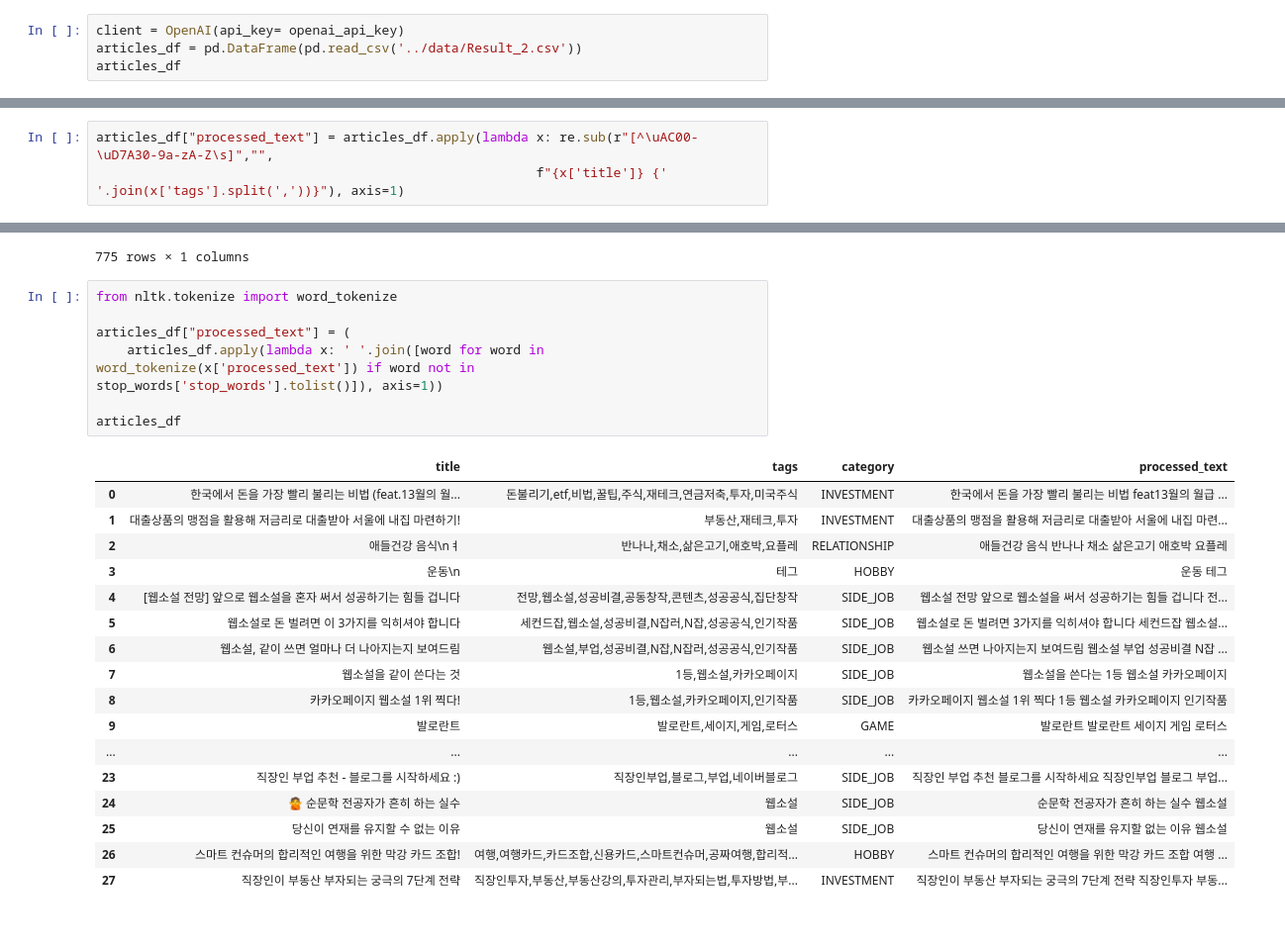
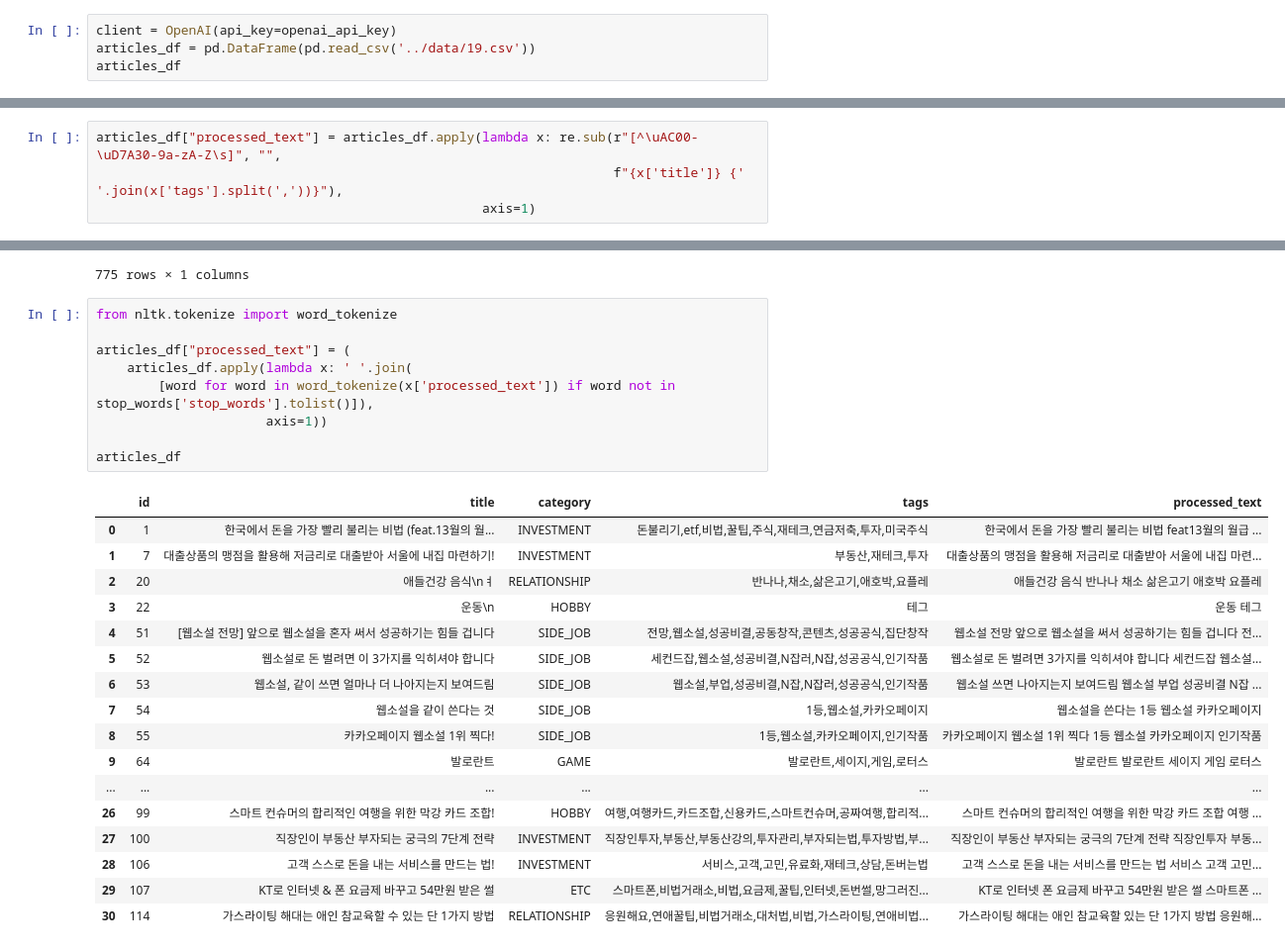
Before and after one commit to JayPark7821/ml-prac, a Jupyter notebook: recommend_prac_2/embedding.ipynb, the cells around one changed output, grey strips where cells are left out. Shown at 99% size. Drawn from its saved outputs; the diff is of its cells as text.

```diff
--- a/recommend_prac_2/embedding.ipynb
+++ b/recommend_prac_2/embedding.ipynb
@@ -9,7 +9,7 @@ import re
 # %%
 openai_api_key = ''
 # %%
-client = OpenAI(api_key= openai_api_key)
-articles_df = pd.DataFrame(pd.read_csv('../data/Result_2.csv'))
+client = OpenAI(api_key=openai_api_key)
+articles_df = pd.DataFrame(pd.read_csv('../data/19.csv'))
 articles_df
 # %% [output]
@@ -33,6 +33,7 @@ articles_df
 # %%
-articles_df["processed_text"] = articles_df.apply(lambda x: re.sub(r"[^\uAC00-\uD7A30-9a-zA-Z\s]","",
-                                                         f"{x['title']} {' '.join(x['tags'].split(','))}"), axis=1)
+articles_df["processed_text"] = articles_df.apply(lambda x: re.sub(r"[^\uAC00-\uD7A30-9a-zA-Z\s]", "",
+                                                                   f"{x['title']} {' '.join(x['tags'].split(','))}"),
+                                                  axis=1)
 # %%
 stop_words = pd.read_csv('../data/stop_words_ko.csv')
 stop_words
@@ -53,28 +54,30 @@ stop_words
 # %%
 from nltk.tokenize import word_tokenize
 
 articles_df["processed_text"] = (
-    articles_df.apply(lambda x: ' '.join([word for word in word_tokenize(x['processed_text']) if word not in stop_words['stop_words'].tolist()]), axis=1))
+    articles_df.apply(lambda x: ' '.join(
+        [word for word in word_tokenize(x['processed_text']) if word not in stop_words['stop_words'].tolist()]),
+                      axis=1))
 
 articles_df
 # %% [output]
-|  | title | tags | category | processed_text |
-| 0 | 한국에서 돈을 가장 빨리 불리는 비법 (feat.13월의 월... | 돈불리기,etf,비법,꿀팁,주식,재테크,연금저축,투자,미국주식 | INVESTMENT | 한국에서 돈을 가장 빨리 불리는 비법 feat13월의 월급 ... |
-| 1 | 대출상품의 맹점을 활용해 저금리로 대출받아 서울에 내집 마련하기! | 부동산,재테크,투자 | INVESTMENT | 대출상품의 맹점을 활용해 저금리로 대출받아 서울에 내집 마련... |
-| 2 | 애들건강 음식\nㅕ | 반나나,채소,삶은고기,애호박,요플레 | RELATIONSHIP | 애들건강 음식 반나나 채소 삶은고기 애호박 요플레 |
-| 3 | 운동\n | 테그 | HOBBY | 운동 테그 |
-| 4 | [웹소설 전망] 앞으로 웹소설을 혼자 써서 성공하기는 힘들 겁니다 | 전망,웹소설,성공비결,공동창작,콘텐츠,성공공식,집단창작 | SIDE_JOB | 웹소설 전망 앞으로 웹소설을 써서 성공하기는 힘들 겁니다 전... |
-| 5 | 웹소설로 돈 벌려면 이 3가지를 익히셔야 합니다 | 세컨드잡,웹소설,성공비결,N잡러,N잡,성공공식,인기작품 | SIDE_JOB | 웹소설로 돈 벌려면 3가지를 익히셔야 합니다 세컨드잡 웹소설... |
-| 6 | 웹소설, 같이 쓰면 얼마나 더 나아지는지 보여드림 | 웹소설,부업,성공비결,N잡,N잡러,성공공식,인기작품 | SIDE_JOB | 웹소설 쓰면 나아지는지 보여드림 웹소설 부업 성공비결 N잡 ... |
-| 7 | 웹소설을 같이 쓴다는 것 | 1등,웹소설,카카오페이지 | SIDE_JOB | 웹소설을 쓴다는 1등 웹소설 카카오페이지 |
-| 8 | 카카오페이지 웹소설 1위 찍다! | 1등,웹소설,카카오페이지,인기작품 | SIDE_JOB | 카카오페이지 웹소설 1위 찍다 1등 웹소설 카카오페이지 인기작품 |
-| 9 | 발로란트 | 발로란트,세이지,게임,로터스 | GAME | 발로란트 발로란트 세이지 게임 로터스 |
-| ... | ... | ... | ... | ... |
-| 23 | 직장인 부업 추천 - 블로그를 시작하세요 :) | 직장인부업,블로그,부업,네이버블로그 | SIDE_JOB | 직장인 부업 추천 블로그를 시작하세요 직장인부업 블로그 부업... |
-| 24 | 🙅 순문학 전공자가 흔히 하는 실수 | 웹소설 | SIDE_JOB | 순문학 전공자가 흔히 하는 실수 웹소설 |
-| 25 | 당신이 연재를 유지할 수 없는 이유 | 웹소설 | SIDE_JOB | 당신이 연재를 유지할 없는 이유 웹소설 |
-| 26 | 스마트 컨슈머의 합리적인 여행을 위한 막강 카드 조합! | 여행,여행카드,카드조합,신용카드,스마트컨슈머,공짜여행,합리적... | HOBBY | 스마트 컨슈머의 합리적인 여행을 위한 막강 카드 조합 여행 ... |
-| 27 | 직장인이 부동산 부자되는 궁극의 7단계 전략 | 직장인투자,부동산,부동산강의,투자관리,부자되는법,투자방법,부... | INVESTMENT | 직장인이 부동산 부자되는 궁극의 7단계 전략 직장인투자 부동... |
+|  | id | title | category | tags | processed_text |
+| 0 | 1 | 한국에서 돈을 가장 빨리 불리는 비법 (feat.13월의 월... | INVESTMENT | 돈불리기,etf,비법,꿀팁,주식,재테크,연금저축,투자,미국주식 | 한국에서 돈을 가장 빨리 불리는 비법 feat13월의 월급 ... |
+| 1 | 7 | 대출상품의 맹점을 활용해 저금리로 대출받아 서울에 내집 마련하기! | INVESTMENT | 부동산,재테크,투자 | 대출상품의 맹점을 활용해 저금리로 대출받아 서울에 내집 마련... |
+| 2 | 20 | 애들건강 음식\nㅕ | RELATIONSHIP | 반나나,채소,삶은고기,애호박,요플레 | 애들건강 음식 반나나 채소 삶은고기 애호박 요플레 |
+| 3 | 22 | 운동\n | HOBBY | 테그 | 운동 테그 |
+| 4 | 51 | [웹소설 전망] 앞으로 웹소설을 혼자 써서 성공하기는 힘들 겁니다 | SIDE_JOB | 전망,웹소설,성공비결,공동창작,콘텐츠,성공공식,집단창작 | 웹소설 전망 앞으로 웹소설을 써서 성공하기는 힘들 겁니다 전... |
+| 5 | 52 | 웹소설로 돈 벌려면 이 3가지를 익히셔야 합니다 | SIDE_JOB | 세컨드잡,웹소설,성공비결,N잡러,N잡,성공공식,인기작품 | 웹소설로 돈 벌려면 3가지를 익히셔야 합니다 세컨드잡 웹소설... |
+| 6 | 53 | 웹소설, 같이 쓰면 얼마나 더 나아지는지 보여드림 | SIDE_JOB | 웹소설,부업,성공비결,N잡,N잡러,성공공식,인기작품 | 웹소설 쓰면 나아지는지 보여드림 웹소설 부업 성공비결 N잡 ... |
+| 7 | 54 | 웹소설을 같이 쓴다는 것 | SIDE_JOB | 1등,웹소설,카카오페이지 | 웹소설을 쓴다는 1등 웹소설 카카오페이지 |
+| 8 | 55 | 카카오페이지 웹소설 1위 찍다! | SIDE_JOB | 1등,웹소설,카카오페이지,인기작품 | 카카오페이지 웹소설 1위 찍다 1등 웹소설 카카오페이지 인기작품 |
+| 9 | 64 | 발로란트 | GAME | 발로란트,세이지,게임,로터스 | 발로란트 발로란트 세이지 게임 로터스 |
+| ... | ... | ... | ... | ... | ... |
+| 26 | 99 | 스마트 컨슈머의 합리적인 여행을 위한 막강 카드 조합! | HOBBY | 여행,여행카드,카드조합,신용카드,스마트컨슈머,공짜여행,합리적... | 스마트 컨슈머의 합리적인 여행을 위한 막강 카드 조합 여행 ... |
+| 27 | 100 | 직장인이 부동산 부자되는 궁극의 7단계 전략 | INVESTMENT | 직장인투자,부동산,부동산강의,투자관리,부자되는법,투자방법,부... | 직장인이 부동산 부자되는 궁극의 7단계 전략 직장인투자 부동... |
+| 28 | 106 | 고객 스스로 돈을 내는 서비스를 만드는 법! | INVESTMENT | 서비스,고객,고민,유료화,재테크,상담,돈버는법 | 고객 스스로 돈을 내는 서비스를 만드는 법 서비스 고객 고민... |
+| 29 | 107 | KT로 인터넷 & 폰 요금제 바꾸고 54만원 받은 썰 | ETC | 스마트폰,비법거래소,비법,요금제,꿀팁,인터넷,돈번썰,망그러진... | KT로 인터넷 폰 요금제 바꾸고 54만원 받은 썰 스마트폰 ... |
+| 30 | 114 | 가스라이팅 해대는 애인 참교육할 수 있는 단 1가지 방법 | RELATIONSHIP | 응원해요,연애꿀팁,비법거래소,대처법,비법,가스라이팅,연애비법... | 가스라이팅 해대는 애인 참교육할 있는 단 1가지 방법 응원해... |
 # %%
 def get_embedding(text: str, model="text-embedding-3-large"):
     text = text.replace('\n', ' ')
```
Also changed, not shown: parts of 16 cells of this notebook, 1 other file.
